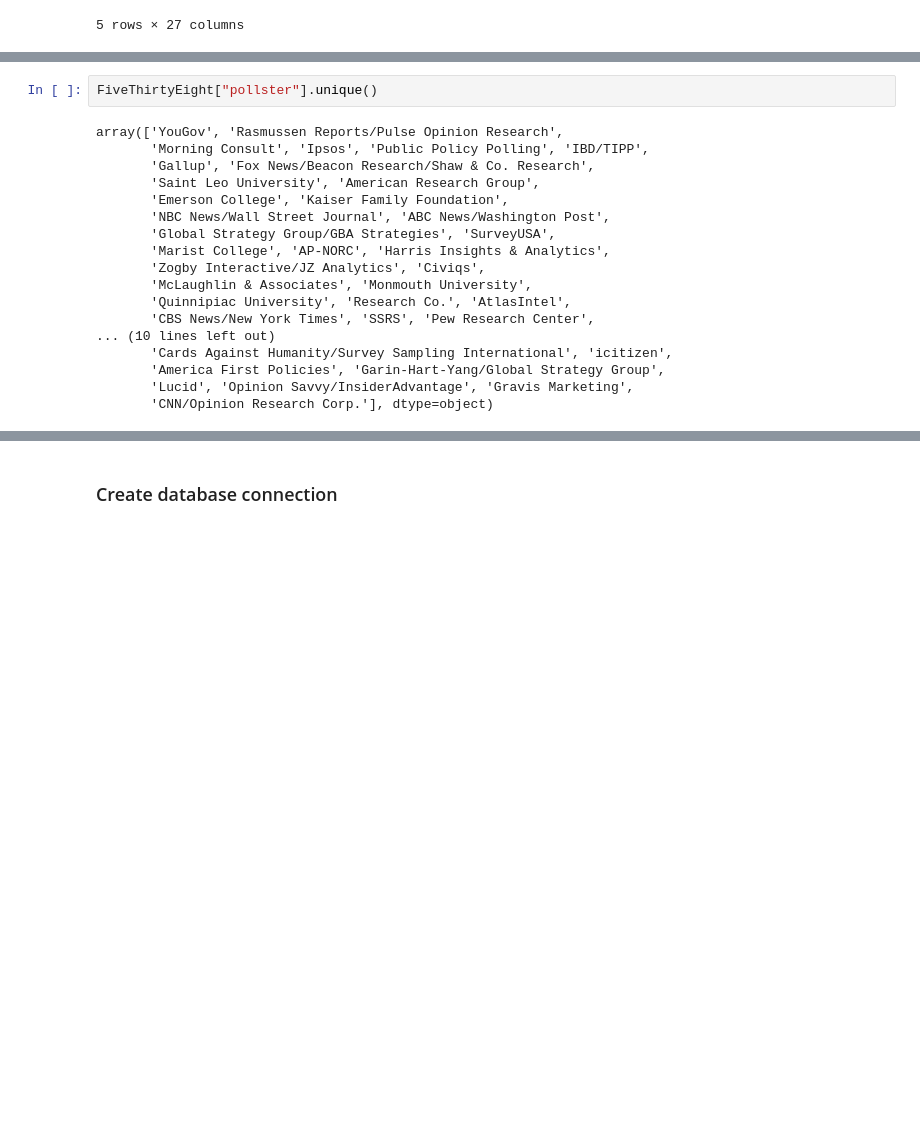
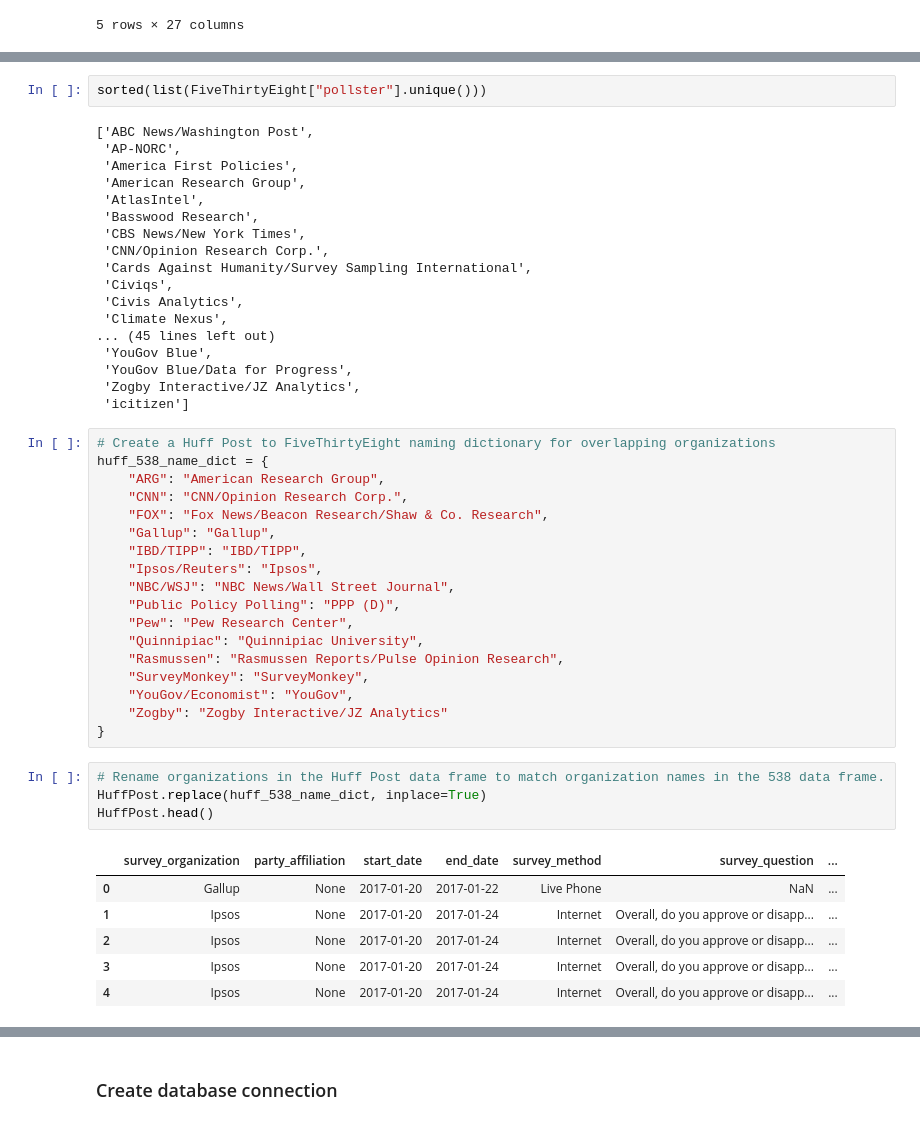
Before and after one commit to rose-gonoud/ETLproject, a Jupyter notebook: ETL_data_cleaning.ipynb, the cells around one changed output, grey strips where cells are left out. Cells and saved outputs as stored; diff of their text form; blank space fills up the shorter version.

```diff
--- a/ETL_data_cleaning.ipynb
+++ b/ETL_data_cleaning.ipynb
@@ -47,20 +64,49 @@ array(['Gallup', 'Ipsos/Reuters', 'Politico/Morning Consult',
 # %%
-FiveThirtyEight["pollster"].unique()
+sorted(list(FiveThirtyEight["pollster"].unique()))
 # %% [output]
-array(['YouGov', 'Rasmussen Reports/Pulse Opinion Research',
-       'Morning Consult', 'Ipsos', 'Public Policy Polling', 'IBD/TIPP',
-       'Gallup', 'Fox News/Beacon Research/Shaw & Co. Research',
-       'Saint Leo University', 'American Research Group',
-       'Emerson College', 'Kaiser Family Foundation',
-       'NBC News/Wall Street Journal', 'ABC News/Washington Post',
-       'Global Strategy Group/GBA Strategies', 'SurveyUSA',
-       'Marist College', 'AP-NORC', 'Harris Insights & Analytics',
-       'Zogby Interactive/JZ Analytics', 'Civiqs',
-       'McLaughlin & Associates', 'Monmouth University',
-       'Quinnipiac University', 'Research Co.', 'AtlasIntel',
-       'CBS News/New York Times', 'SSRS', 'Pew Research Center',
-... (10 lines left out)
-       'Cards Against Humanity/Survey Sampling International', 'icitizen',
-       'America First Policies', 'Garin-Hart-Yang/Global Strategy Group',
-       'Lucid', 'Opinion Savvy/InsiderAdvantage', 'Gravis Marketing',
-       'CNN/Opinion Research Corp.'], dtype=object)
+['ABC News/Washington Post',
+ 'AP-NORC',
+ 'America First Policies',
+ 'American Research Group',
+ 'AtlasIntel',
+ 'Basswood Research',
+ 'CBS News/New York Times',
+ 'CNN/Opinion Research Corp.',
+ 'Cards Against Humanity/Survey Sampling International',
+ 'Civiqs',
+ 'Civis Analytics',
+ 'Climate Nexus',
+... (45 lines left out)
+ 'YouGov Blue',
+ 'YouGov Blue/Data for Progress',
+ 'Zogby Interactive/JZ Analytics',
+ 'icitizen']
+# %%
+# Create a Huff Post to FiveThirtyEight naming dictionary for overlapping organizations
+huff_538_name_dict = {
+    "ARG": "American Research Group",
+    "CNN": "CNN/Opinion Research Corp.",
+    "FOX": "Fox News/Beacon Research/Shaw & Co. Research",
+    "Gallup": "Gallup",
+    "IBD/TIPP": "IBD/TIPP",
+    "Ipsos/Reuters": "Ipsos",
+    "NBC/WSJ": "NBC News/Wall Street Journal",
+    "Public Policy Polling": "PPP (D)",
+    "Pew": "Pew Research Center",
+    "Quinnipiac": "Quinnipiac University",
+    "Rasmussen": "Rasmussen Reports/Pulse Opinion Research",
+    "SurveyMonkey": "SurveyMonkey",
+    "YouGov/Economist": "YouGov",
+    "Zogby": "Zogby Interactive/JZ Analytics"
+}
+# %%
+# Rename organizations in the Huff Post data frame to match organization names in the 538 data frame.
+HuffPost.replace(huff_538_name_dict, inplace=True)
+HuffPost.head()
+# %% [output]
+|  | survey_organization | party_affiliation | start_date | end_date | survey_method | survey_question | ... |
+| 0 | Gallup | None | 2017-01-20 | 2017-01-22 | Live Phone | NaN | ... |
+| 1 | Ipsos | None | 2017-01-20 | 2017-01-24 | Internet | Overall, do you approve or disapp... | ... |
+| 2 | Ipsos | None | 2017-01-20 | 2017-01-24 | Internet | Overall, do you approve or disapp... | ... |
+| 3 | Ipsos | None | 2017-01-20 | 2017-01-24 | Internet | Overall, do you approve or disapp... | ... |
+| 4 | Ipsos | None | 2017-01-20 | 2017-01-24 | Internet | Overall, do you approve or disapp... | ... |
```
Also changed, not shown: parts of 13 cells of this notebook.
